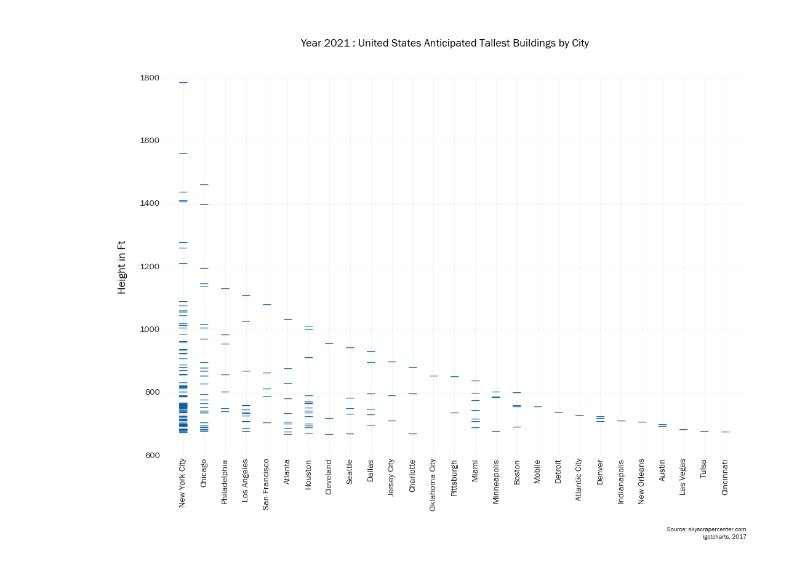
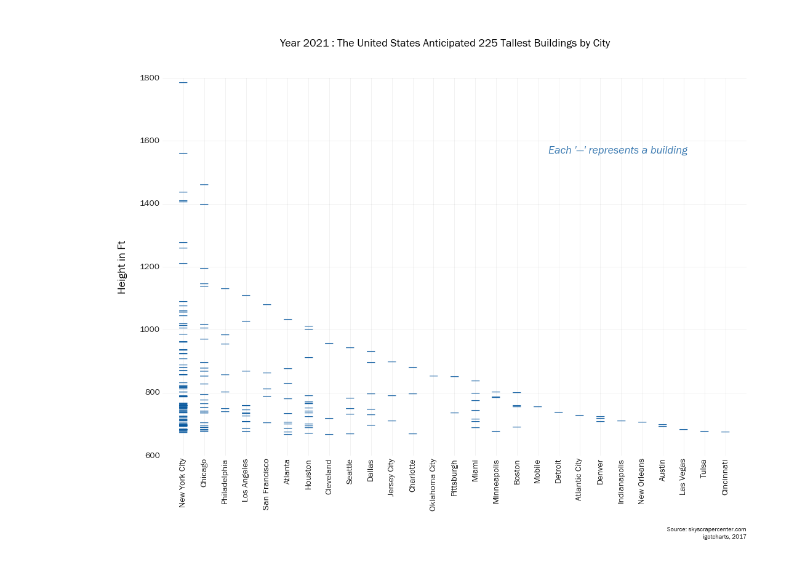
Before and after one commit to igotcharts/charts_and_more_charts, a Jupyter notebook: notebooks/Skyscrapers.ipynb, the cells around one changed output. Drawn from its saved outputs; the diff is of its cells as text; code cells hidden in the pictures.

Commit message:
slight chart updates

```diff
--- a/notebooks/Skyscrapers.ipynb
+++ b/notebooks/Skyscrapers.ipynb
@@ -3,11 +3,11 @@ import function_list
 import os
 # %%
-home,data,output = function_list.folder_setup()
+home,data,output = charts_function_list.folder_setup()
 # %%
 os.chdir(data)
 # %%
 skyscraper = pd.read_csv('US_skyscraper.csv') #pull in data
-skyscraper['City_Recode'] = function_list.numeric_code(skyscraper,'City') #recode City to numeric value
+skyscraper['City_Recode'] = charts_function_list.numeric_code(skyscraper,'City') #recode City to numeric value
 # %%
 os.chdir(output)
 # %%
@@ -16,38 +16,42 @@ a=.9
 
 #add figure, axis
 fig = figure(figsize=(17,11))
-fig.suptitle('Year 2021 : United States Anticipated Tallest Buildings by City',fontsize=18)
+fig.suptitle('Year 2021 : The United States Anticipated 225 Tallest Buildings by City',fontsize=18)
 ax = fig.add_subplot(111)
 
 
 #text scatter with em dash
 
 for item in range(len(skyscraper)):
     ax.text(skyscraper['City_Recode'][item],skyscraper['Height (ft)'][item],'\u2014',ha='center',alpha=.9,
             color='#08589e',fontsize=20)
 #axis labels
 ax.set_ylabel('Height in Ft',fontsize=18,labelpad=20)
 
 #x-ticks
 ax.set_xticks([x for x in range(1,28)])
 ax.set_xticklabels(skyscraper['City'].unique(),rotation=90,fontsize=14,alpha=a)
 
 
 
 #limits
 ax.set_xlim(0,28)
 ax.set_ylim(600,1800)
 
 #yticks
 ax.set_yticklabels([int(x) for x in ax.get_yticks()],fontsize=14,alpha=a)
 
 #credits
 ax.text(1,-.2,'Source: skyscrapercenter.com',transform=ax.transAxes,ha='right')
 ax.text(1,-.22,'igotcharts, 2017',transform=ax.transAxes,ha='right')
 
+ax.text(.9,.8,'Each \'\u2014\' represents a building',color='#08589e',
+        transform=ax.transAxes,fontsize=18,ha='right',fontstyle='italic',alpha=.8)
 os.chdir(output)
+
+
 
 plt.savefig('tallest_us_2021',
             bbox_inches = 'tight', dpi = 300, pad_inches = .5,edgecolor = '#ffffff',facecolor = '#ffffff')
 # %% [output]
-[figure, old version]
+[figure, new version]
```
Also changed, not shown: parts of 1 cell of this notebook, 2 other files.
